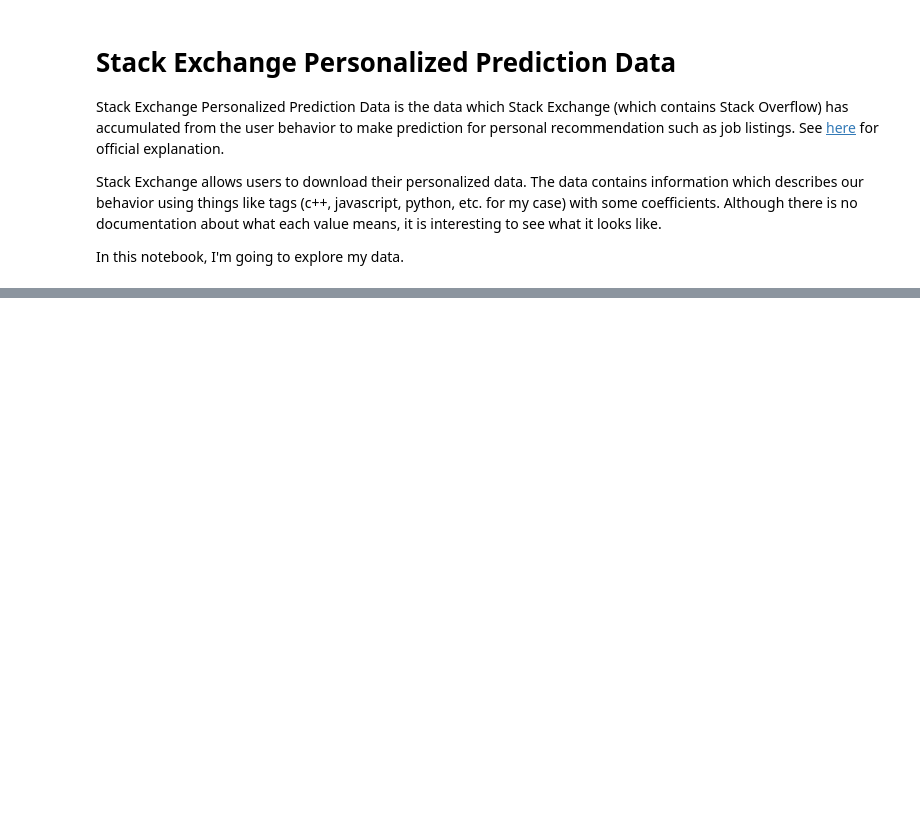
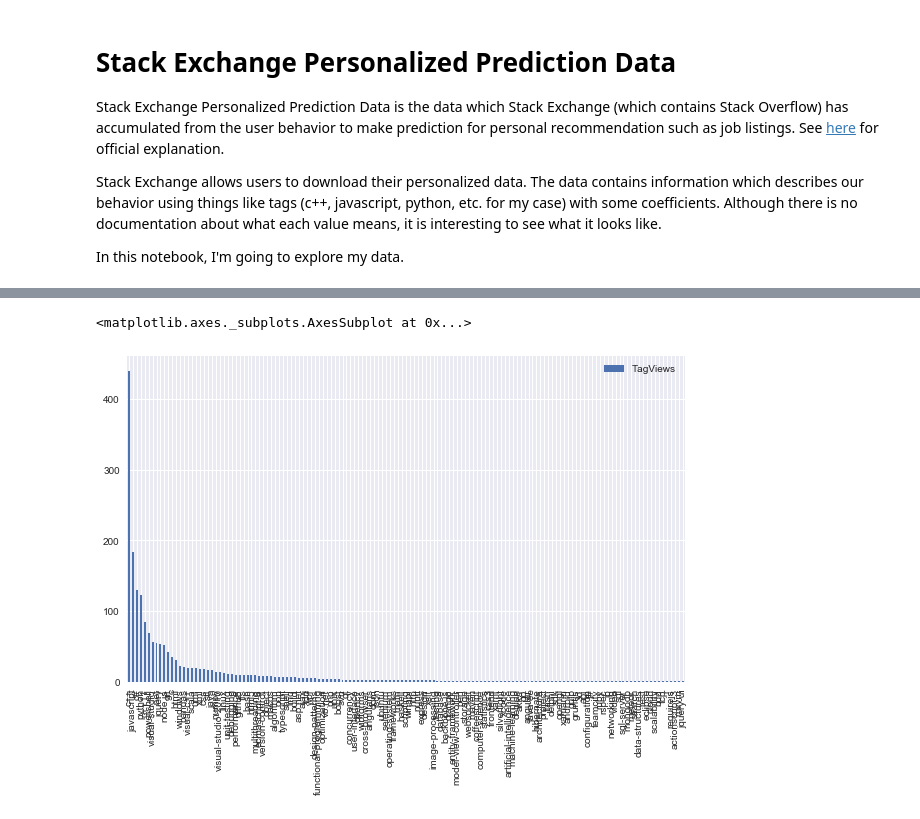
Before and after one commit to TomoyukiAota/stack-exchange-personalized-prediction-data, a Jupyter notebook: analysis-of-data.ipynb, the cells around one changed output, grey strips where cells are left out. Saved outputs shown, nothing was run; the diff lists cells and outputs as text; code cells hidden in the pictures; blank space fills up the shorter version.

Commit message:
Add analysis of data.

```diff
--- a/analysis-of-data.ipynb
+++ b/analysis-of-data.ipynb
@@ -18,3 +19,6 @@ import seaborn as sns
 
 %matplotlib inline
 sns.set()
+# %%
+with open("Stack Exchange personalized prediction data 2018-06-04.json") as f:
+    data_json = json.load(f)
@@ -20,0 +28,8 @@ sns.set()
+# %%
+tag_views_json = data_json['Data']['TagViews']
+# %%
+tag_views_df = pd.DataFrame(
+                    data=list(tag_views_json.values()),
+                    index=list(tag_views_json.keys()),
+                    columns=['TagViews']
+               )
@@ -20,0 +66,2 @@ sns.set()
+# %%
+sorted_tag_views_df = tag_views_df.sort_values(by='TagViews', ascending=False)
@@ -20,0 +77,5 @@ sns.set()
+# %%
+sorted_tag_views_df.plot.bar(figsize=(10, 6))
+# %% [output]
+<matplotlib.axes._subplots.AxesSubplot at 0x...>
+[figure, added]
```
Also changed, not shown: parts of 51 cells of this notebook.
